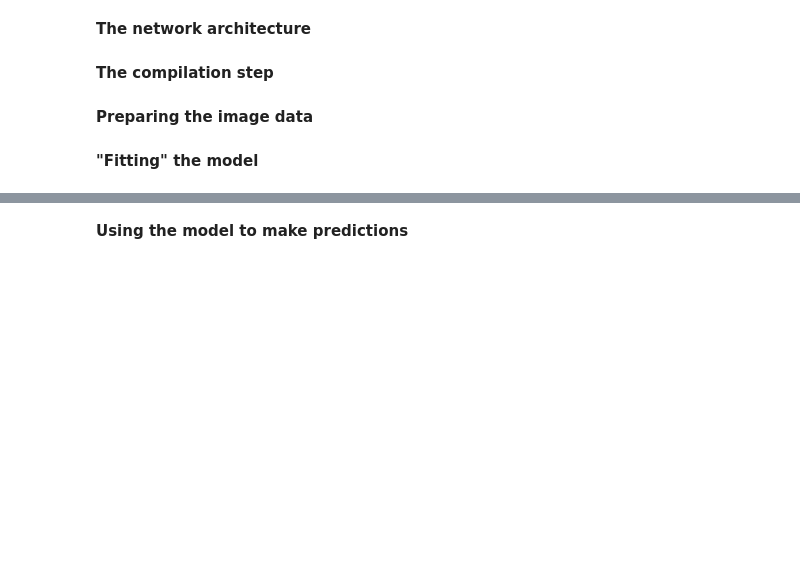
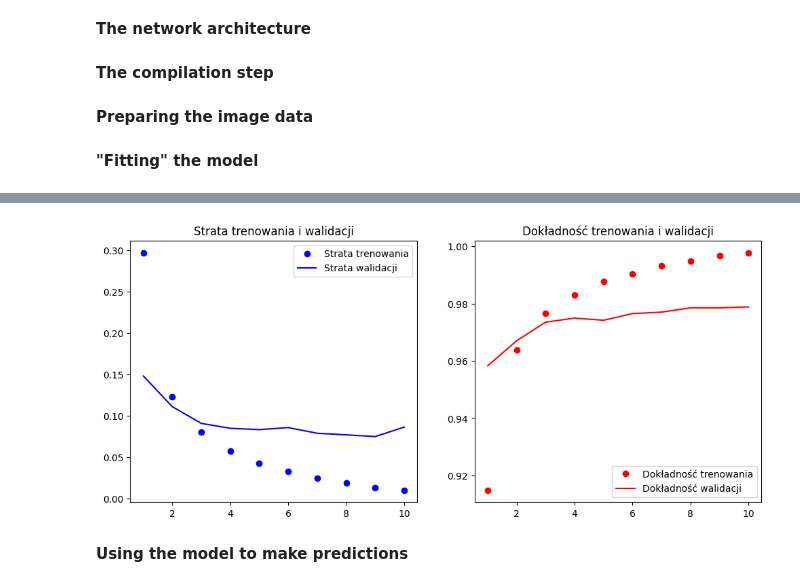
Before and after one commit to AdrianGabryla/MachineLearning, a Jupyter notebook: 02_mathematical_building_blocks.ipynb, the cells around one changed output, grey strips where cells are left out. Drawn from its saved outputs; the diff is of its cells as text; code cells hidden in the pictures; blank space fills up the shorter version.

```diff
--- a/02_mathematical_building_blocks.ipynb
+++ b/02_mathematical_building_blocks.ipynb
@@ -66,5 +66,3 @@ test_images = test_images.reshape((10000, 28 * 28))
 test_images = test_images.astype("float32") / 255
 # %% [markdown]
 **"Fitting" the model**
-# %%
-model.fit(train_images, train_labels, epochs=5, batch_size=128)
@@ -82,0 +69,35 @@ Epoch 5/5
+# %%
+import matplotlib.pyplot as plt
+
+history = model.fit(
+    train_images, train_labels,
+    epochs=10,
+    batch_size=128,
+    validation_split=0.2
+)
+
+def plot_history(history):
+    acc = history.history['accuracy']
+    val_acc = history.history['val_accuracy']
+    loss = history.history['loss']
+    val_loss = history.history['val_loss']
+    epochs = range(1, len(acc) + 1)
+
+    plt.figure(figsize=(12, 5))
+
+    plt.subplot(1, 2, 1)
+    plt.plot(epochs, loss, 'bo', label='Strata trenowania')
+    plt.plot(epochs, val_loss, 'b', label='Strata walidacji')
+    plt.title('Strata trenowania i walidacji')
+    plt.legend()
+
+    plt.subplot(1, 2, 2)
+    plt.plot(epochs, acc, 'ro', label='Dokładność trenowania')
+    plt.plot(epochs, val_acc, 'r', label='Dokładność walidacji')
+    plt.title('Dokładność trenowania i walidacji')
+    plt.legend()
+
+    plt.show()
+
+plot_history(history)
+# %% [output]
@@ -83,3 +124,4 @@ Epoch 5/5
+[figure, added]
 # %% [markdown]
 **Using the model to make predictions**
 # %%
```
Also changed, not shown: parts of 14 cells of this notebook.
